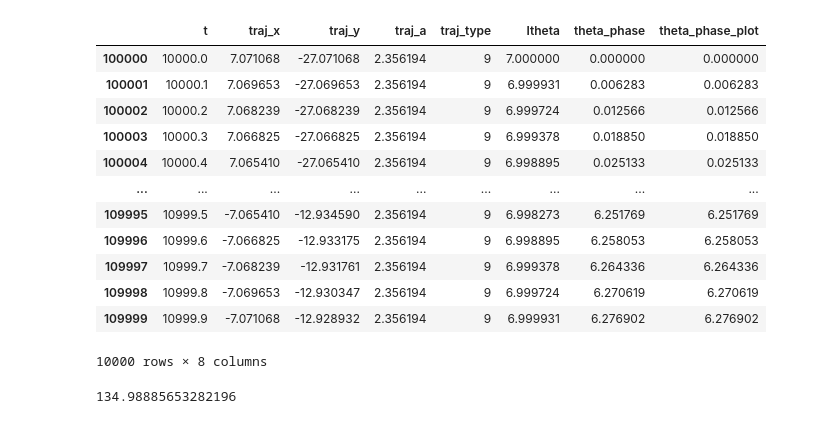
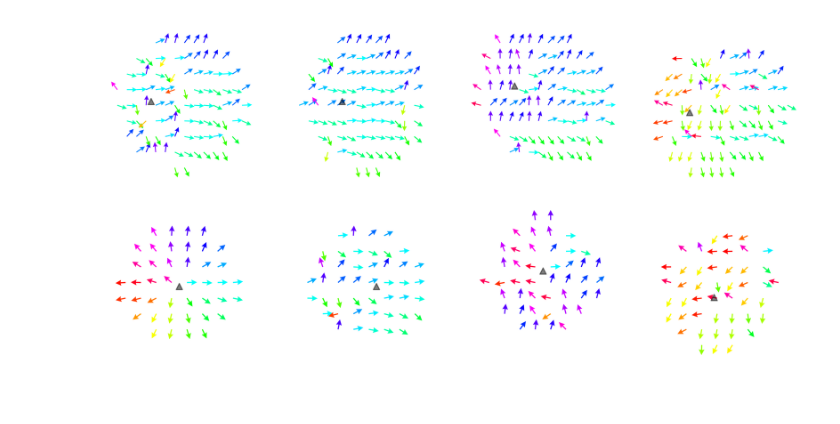
Before and after one commit to yyhhoi/directionalnet, a Jupyter notebook: FigNWGtalk_Plot_TempotronIllu.ipynb, the cells around one changed output. Cells and saved outputs as stored; diff of their text form; code cells hidden in the pictures.

Commit message:
Phase Gradient

```diff
--- a/FigNWGtalk_Plot_TempotronIllu.ipynb
+++ b/FigNWGtalk_Plot_TempotronIllu.ipynb
@@ -209,20 +208,37 @@ plt.xlim(0, 1000)
-# %%
-BehDF[BehDF['traj_type']==9]
-# %% [output]
-|  | t | traj_x | traj_y | traj_a | traj_type | Itheta | theta_phase | theta_phase_plot |
-| 100000 | 10000.0 | 7.071068 | -27.071068 | 2.356194 | 9 | 7.000000 | 0.000000 | 0.000000 |
-| 100001 | 10000.1 | 7.069653 | -27.069653 | 2.356194 | 9 | 6.999931 | 0.006283 | 0.006283 |
-| 100002 | 10000.2 | 7.068239 | -27.068239 | 2.356194 | 9 | 6.999724 | 0.012566 | 0.012566 |
-| 100003 | 10000.3 | 7.066825 | -27.066825 | 2.356194 | 9 | 6.999378 | 0.018850 | 0.018850 |
-| 100004 | 10000.4 | 7.065410 | -27.065410 | 2.356194 | 9 | 6.998895 | 0.025133 | 0.025133 |
-| ... | ... | ... | ... | ... | ... | ... | ... | ... |
-| 109995 | 10999.5 | -7.065410 | -12.934590 | 2.356194 | 9 | 6.998273 | 6.251769 | 6.251769 |
-| 109996 | 10999.6 | -7.066825 | -12.933175 | 2.356194 | 9 | 6.998895 | 6.258053 | 6.258053 |
-| 109997 | 10999.7 | -7.068239 | -12.931761 | 2.356194 | 9 | 6.999378 | 6.264336 | 6.264336 |
-| 109998 | 10999.8 | -7.069653 | -12.930347 | 2.356194 | 9 | 6.999724 | 6.270619 | 6.270619 |
-| 109999 | 10999.9 | -7.071068 | -12.928932 | 2.356194 | 9 | 6.999931 | 6.276902 | 6.276902 |
-10000 rows × 8 columns
-# %%
-np.rad2deg(2.356)
-# %% [output]
-134.98885653282196
+# %%
+arrow_cnorm = mpl.colors.Normalize(vmin=-np.pi, vmax=np.pi)
+arrow_cmap = plt.cm.get_cmap('hsv')
+
+fig, ax = plt.subplots(2, 4, figsize=(12, 6), sharey='row', sharex='row')
+
+for exin_i, exintag in enumerate(['in', 'ex']):
+    for rangei, (starti, endi) in enumerate(theta_ranges):
+        vec_x = vec_dict['x_%d_%d'%(exin_i, rangei)]
+        vec_y = vec_dict['y_%d_%d'%(exin_i, rangei)]
+        vec_dx = vec_dict['dx_%d_%d'%(exin_i, rangei)]
+        vec_dy = vec_dict['dy_%d_%d'%(exin_i, rangei)]
+        animal_x = vec_dict['animalx_%d_%d'%(exin_i, rangei)]
+        animal_y = vec_dict['animaly_%d_%d'%(exin_i, rangei)]
+
+        vec_angle = np.angle(vec_dx + 1j * vec_dy)
+        norm_vec = np.exp(1j * vec_angle)
+
+
+        ax[exin_i, rangei].quiver(vec_x, vec_y, np.real(norm_vec), np.imag(norm_vec),
+                                  color=arrow_cmap(arrow_cnorm(vec_angle)), headwidth=5, scale=15
+                                  )
+
+
+        ax[exin_i, rangei].scatter(animal_x, animal_y, marker='^', c='k', alpha=0.5)
+
+        if exin_i == 0:
+            ax[exin_i, rangei].set_xlim(-5, 11)
+            ax[exin_i, rangei].set_ylim(15, 25)
+        else:
+            ax[exin_i, rangei].set_xlim(-5, 5)
+            ax[exin_i, rangei].set_ylim(-25, -15)
+        ax[exin_i, rangei].axis('off')
+fig.savefig(join(save_dir, 'Tempotron_arrows.png'), dpi=200)
+fig.savefig(join(save_dir, 'Tempotron_arrows.svg'))
+# %% [output]
+[figure, added]
```
Also changed, not shown: parts of 5 cells of this notebook.
